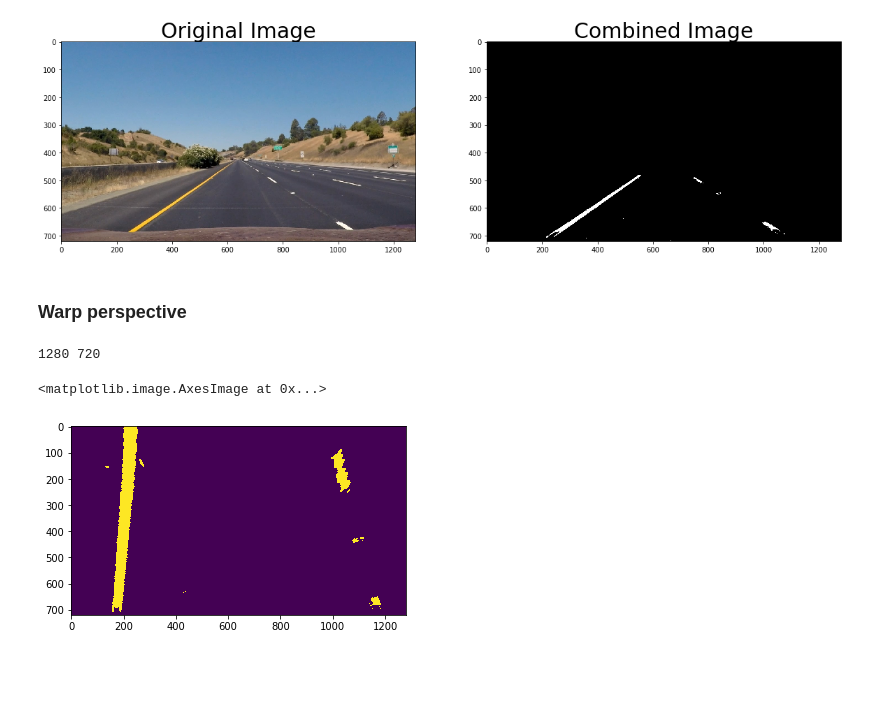
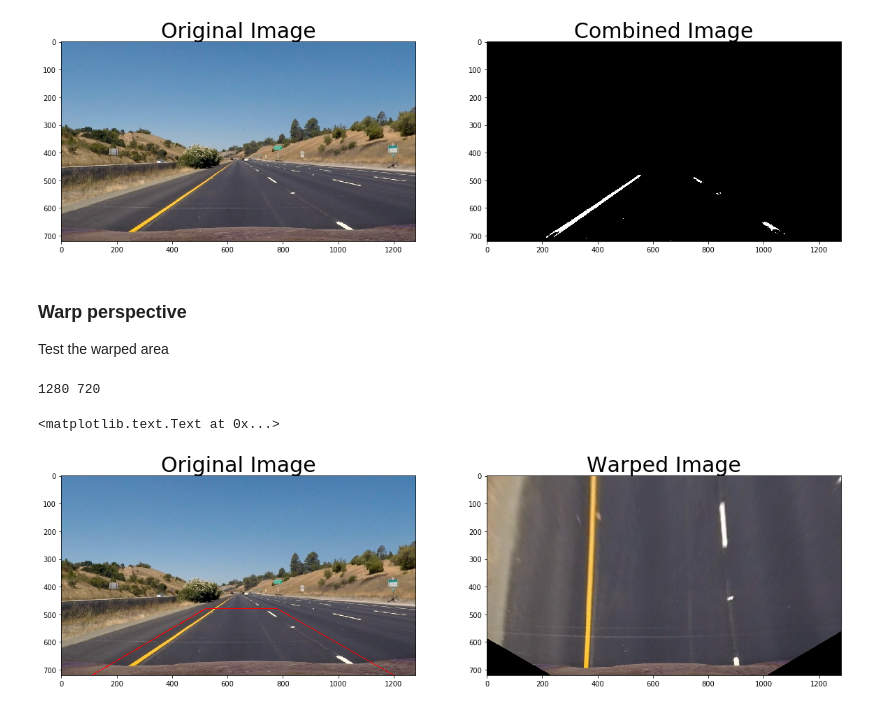
Before and after one commit to gcjyzdd/SDC-P4, a Jupyter notebook: AdvancedLanelineDetection.ipynb, the cells around one changed output. Drawn from its saved outputs; the diff is of its cells as text; code cells hidden in the pictures; blank space fills up the shorter version.

Commit message:
Set the view of perspective

```diff
--- a/AdvancedLanelineDetection.ipynb
+++ b/AdvancedLanelineDetection.ipynb
@@ -222,23 +222,34 @@ ax2.set_title('Combined Image', fontsize=30)
 [figure]
 # %% [markdown]
 ### Warp perspective
+
+Test the warped area
-# %%
-
-height = combined_binary.shape[0]
-width = combined_binary.shape[1]
-print(width, height)
-#np.array([[(50,imshape[0]),(500, 480), (800,480), (1200,imshape[0])]], dtype=np.int32)
-
-points_src = np.float32([[50,height],[500, 480], [800,480], [1200,height]])
-points_dst = np.float32([[0,height],[0,0],[width,0],[width,height]])
-
-M = cv2.getPerspectiveTransform(points_src, points_dst)
-# %% [output]
-1280 720
-# %%
-
-warped = cv2.warpPerspective(combined_binary, M, (width, height))
-plt.imshow(warped)
-# %% [output]
-<matplotlib.image.AxesImage at 0x...>
-[figure, removed]
+# %%
+height = combined_binary.shape[0]
+width = combined_binary.shape[1]
+print(width, height)
+
+
+# Set the view of perspective
+pts_list = [[110,height],[520, 480], [780,480], [1200,height]]
+pts = np.array(pts_list, np.int32)
+pts = pts.reshape((-1,1,2))
+tmp = np.copy(img)
+# Draw the ROI on the image
+cv2.polylines(tmp,[pts],True,(255,0,0), thickness=2)
+
+points_src = np.float32([pts_list])
+points_dst = np.float32([[300,height],[300,0],[960,0],[960,height]])
+
+M = cv2.getPerspectiveTransform(points_src, points_dst)
+warped = cv2.warpPerspective(img, M, (width, height))
+
+f, (ax1, ax2) = plt.subplots(1, 2, figsize=(20,10))
+ax1.imshow(tmp)
+ax1.set_title('Original Image', fontsize=30)
+ax2.imshow(warped)
+ax2.set_title('Warped Image', fontsize=30)
+# %% [output]
+1280 720
+<matplotlib.text.Text at 0x...>
+[figure, added]
```
